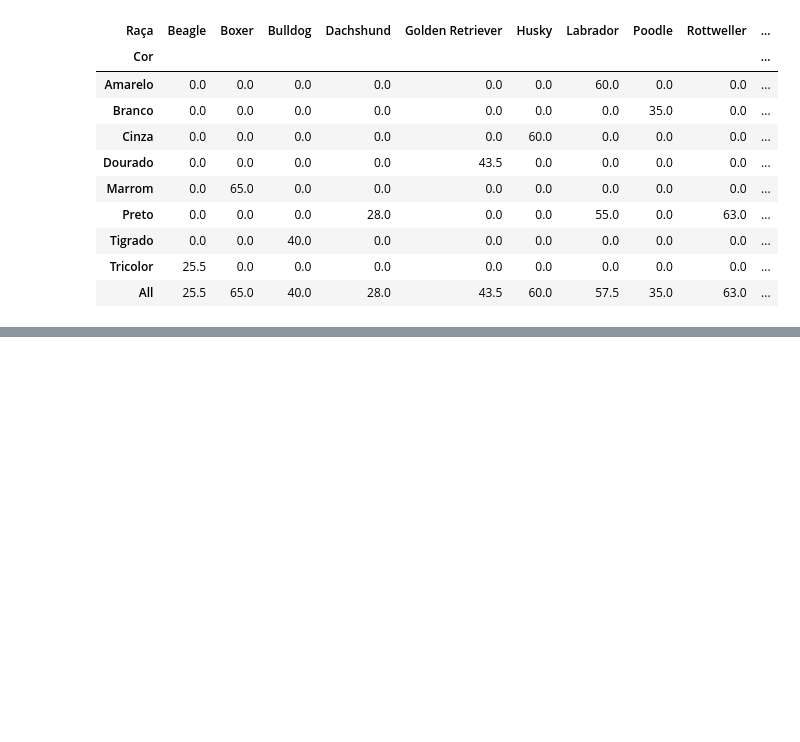
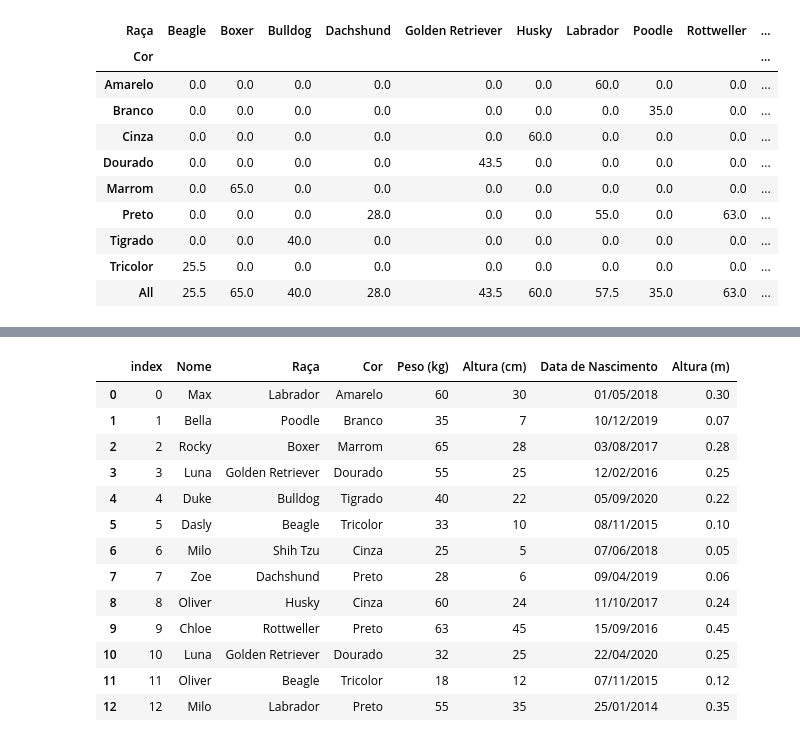
Before and after one commit to lidiaperside/python-para-dados-womakerscode, a Jupyter notebook: pandas.ipynb, the cells around one changed output, grey strips where cells are left out. Saved outputs shown, nothing was run; the diff lists cells and outputs as text; code cells hidden in the pictures; blank space fills up the shorter version.

```diff
--- a/pandas.ipynb
+++ b/pandas.ipynb
@@ -766,0 +788,3 @@ df_cachorros.pivot_table(values='Peso (kg)', index='Cor', columns='Raça', fill_
+# %%
+#Alterando o índice -> set_index para colocar uma das colunas como o índice do dataframe
+df_cachorros.set_index('Nome')
@@ -766,0 +807,18 @@ df_cachorros.pivot_table(values='Peso (kg)', index='Cor', columns='Raça', fill_
+# %%
+#Revertendo o índice -> reset_index
+df_cachorros.reset_index()
+# %% [output]
+|  | index | Nome | Raça | Cor | Peso (kg) | Altura (cm) | Data de Nascimento | Altura (m) |
+| 0 | 0 | Max | Labrador | Amarelo | 60 | 30 | 01/05/2018 | 0.30 |
+| 1 | 1 | Bella | Poodle | Branco | 35 | 7 | 10/12/2019 | 0.07 |
+| 2 | 2 | Rocky | Boxer | Marrom | 65 | 28 | 03/08/2017 | 0.28 |
+| 3 | 3 | Luna | Golden Retriever | Dourado | 55 | 25 | 12/02/2016 | 0.25 |
+| 4 | 4 | Duke | Bulldog | Tigrado | 40 | 22 | 05/09/2020 | 0.22 |
+| 5 | 5 | Dasly | Beagle | Tricolor | 33 | 10 | 08/11/2015 | 0.10 |
+| 6 | 6 | Milo | Shih Tzu | Cinza | 25 | 5 | 07/06/2018 | 0.05 |
+| 7 | 7 | Zoe | Dachshund | Preto | 28 | 6 | 09/04/2019 | 0.06 |
+| 8 | 8 | Oliver | Husky | Cinza | 60 | 24 | 11/10/2017 | 0.24 |
+| 9 | 9 | Chloe | Rottweller | Preto | 63 | 45 | 15/09/2016 | 0.45 |
+| 10 | 10 | Luna | Golden Retriever | Dourado | 32 | 25 | 22/04/2020 | 0.25 |
+| 11 | 11 | Oliver | Beagle | Tricolor | 18 | 12 | 07/11/2015 | 0.12 |
+| 12 | 12 | Milo | Labrador | Preto | 55 | 35 | 25/01/2014 | 0.35 |
```
Also changed, not shown: parts of 28 cells of this notebook, 1 other file.
